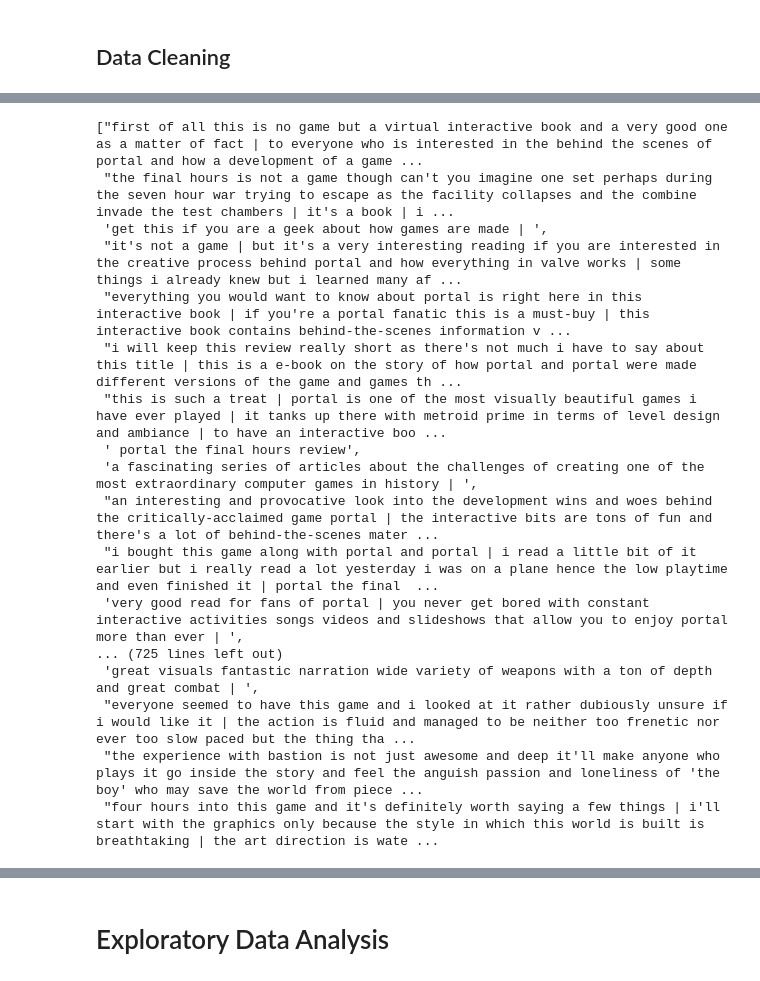
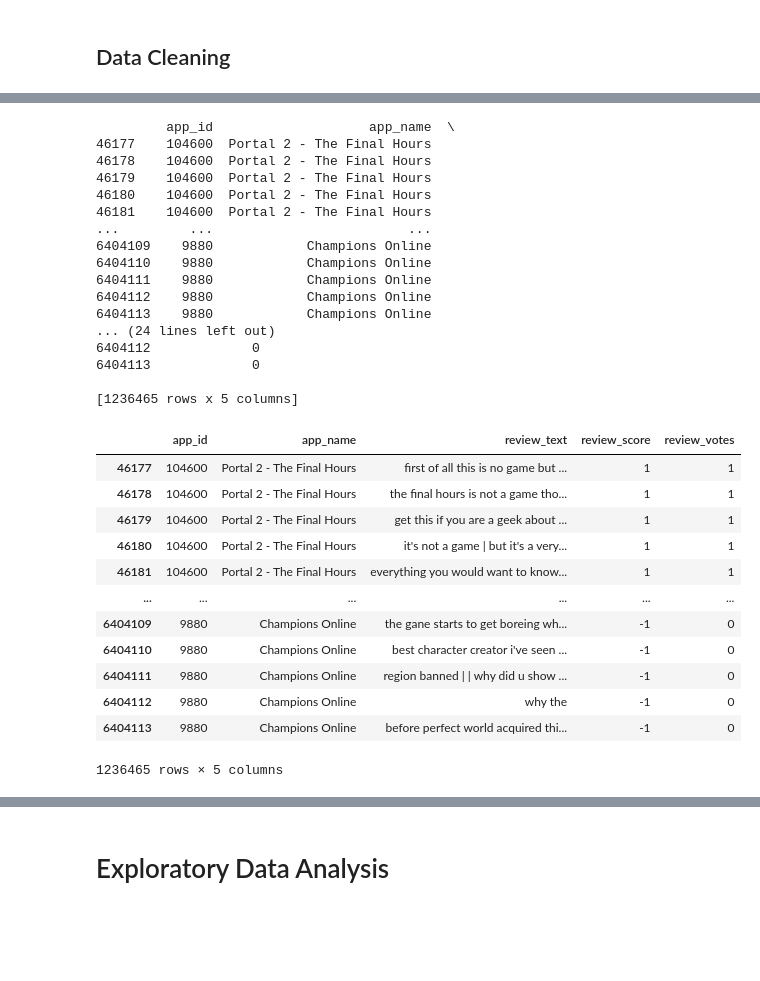
Before and after one commit to diego-nst/BongcayaoSalazarTanalgo_SocialComputing, a Jupyter notebook: project.ipynb, the cells around one changed output, grey strips where cells are left out. Cells and saved outputs as stored; diff of their text form; code cells hidden in the pictures; blank space fills up the shorter version.

```diff
--- a/project.ipynb
+++ b/project.ipynb
@@ -121,27 +105,56 @@ cleaned_reviews
+# %%
+filter_ascii = filtered_reviews["review_text"].replace(to_replace=r'[^\x00-\x7f]', value='', regex=True)
+remove_newline = filter_ascii.replace(to_replace=r'\d', value='', regex=True)
+remove_otherchars = remove_newline.replace(to_replace=r'[,()*/"1234567890+|]', value='', regex=True)
+replace_punctuations = remove_otherchars.replace(to_replace=r'[.!?]', value = ' | ', regex=True)
+remove_nonhyphen_dashes = replace_punctuations.replace(to_replace=r'- | -', value=' ', regex=True)
+remove_extra_whitespace = remove_nonhyphen_dashes.replace(to_replace=r' +', value=' ', regex=True)
+
+new = remove_extra_whitespace
+filtered_reviews['review_text'] = new
+
+print(filtered_reviews)
+# %% [output]
+         app_id                    app_name  \
+46177    104600  Portal 2 - The Final Hours
+46178    104600  Portal 2 - The Final Hours
+46179    104600  Portal 2 - The Final Hours
+46180    104600  Portal 2 - The Final Hours
+46181    104600  Portal 2 - The Final Hours
+...         ...                         ...
+6404109    9880            Champions Online
+6404110    9880            Champions Online
+6404111    9880            Champions Online
+6404112    9880            Champions Online
+6404113    9880            Champions Online
+... (24 lines left out)
+6404112             0
+6404113             0
+
+[1236465 rows x 5 columns]
 # %%
-lower_case_reviews = []
-for review in cleaned_reviews:
-    lower_case_reviews.append(review.lower())
+filtered_reviews['review_text'] = filtered_reviews['review_text'].str.lower()
+filtered_reviews
 
-lower_case_reviews
+# lower_case_reviews = []
+# for review in cleaned_reviews:
+#     lower_case_reviews.append(review.lower())
+
+# lower_case_reviews
 # %% [output]
+|  | app_id | app_name | review_text | review_score | review_votes |
+| 46177 | 104600 | Portal 2 - The Final Hours | first of all this is no game but ... | 1 | 1 |
+| 46178 | 104600 | Portal 2 - The Final Hours | the final hours is not a game tho... | 1 | 1 |
+| 46179 | 104600 | Portal 2 - The Final Hours | get this if you are a geek about ... | 1 | 1 |
+| 46180 | 104600 | Portal 2 - The Final Hours | it's not a game | but it's a very... | 1 | 1 |
+| 46181 | 104600 | Portal 2 - The Final Hours | everything you would want to know... | 1 | 1 |
+| ... | ... | ... | ... | ... | ... |
+| 6404109 | 9880 | Champions Online | the gane starts to get boreing wh... | -1 | 0 |
+| 6404110 | 9880 | Champions Online | best character creator i've seen ... | -1 | 0 |
+| 6404111 | 9880 | Champions Online | region banned | | why did u show ... | -1 | 0 |
+| 6404112 | 9880 | Champions Online | why the | -1 | 0 |
+| 6404113 | 9880 | Champions Online | before perfect world acquired thi... | -1 | 0 |
-["first of all this is no game but a virtual interactive book and a very good one as a matter of fact | to everyone who is interested in the behind the scenes of portal and how a development of a game ...
- "the final hours is not a game though can't you imagine one set perhaps during the seven hour war trying to escape as the facility collapses and the combine invade the test chambers | it's a book | i ...
- 'get this if you are a geek about how games are made | ',
- "it's not a game | but it's a very interesting reading if you are interested in the creative process behind portal and how everything in valve works | some things i already knew but i learned many af ...
- "everything you would want to know about portal is right here in this interactive book | if you're a portal fanatic this is a must-buy | this interactive book contains behind-the-scenes information v ...
- "i will keep this review really short as there's not much i have to say about this title | this is a e-book on the story of how portal and portal were made different versions of the game and games th ...
- "this is such a treat | portal is one of the most visually beautiful games i have ever played | it tanks up there with metroid prime in terms of level design and ambiance | to have an interactive boo ...
- ' portal the final hours review',
- 'a fascinating series of articles about the challenges of creating one of the most extraordinary computer games in history | ',
- "an interesting and provocative look into the development wins and woes behind the critically-acclaimed game portal | the interactive bits are tons of fun and there's a lot of behind-the-scenes mater ...
- "i bought this game along with portal and portal | i read a little bit of it earlier but i really read a lot yesterday i was on a plane hence the low playtime and even finished it | portal the final  ...
- 'very good read for fans of portal | you never get bored with constant interactive activities songs videos and slideshows that allow you to enjoy portal more than ever | ',
-... (725 lines left out)
- 'great visuals fantastic narration wide variety of weapons with a ton of depth and great combat | ',
- "everyone seemed to have this game and i looked at it rather dubiously unsure if i would like it | the action is fluid and managed to be neither too frenetic nor ever too slow paced but the thing tha ...
- "the experience with bastion is not just awesome and deep it'll make anyone who plays it go inside the story and feel the anguish passion and loneliness of 'the boy' who may save the world from piece ...
- "four hours into this game and it's definitely worth saying a few things | i'll start with the graphics only because the style in which this world is built is breathtaking | the art direction is wate ...
+1236465 rows × 5 columns
 # %%
 from nltk.corpus import stopwords
 from nltk.stem import WordNetLemmatizer
```
Also changed, not shown: parts of 15 cells of this notebook.
